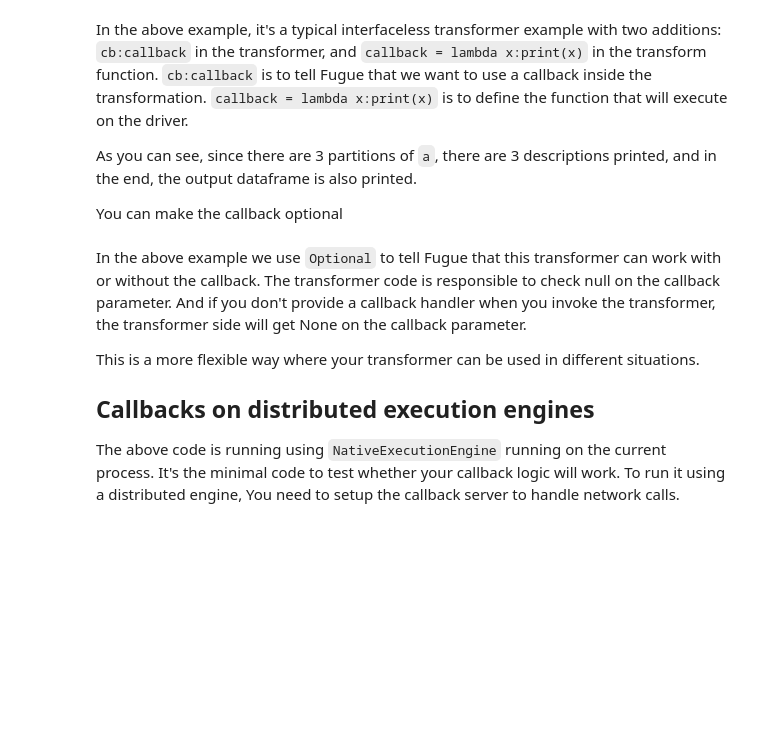
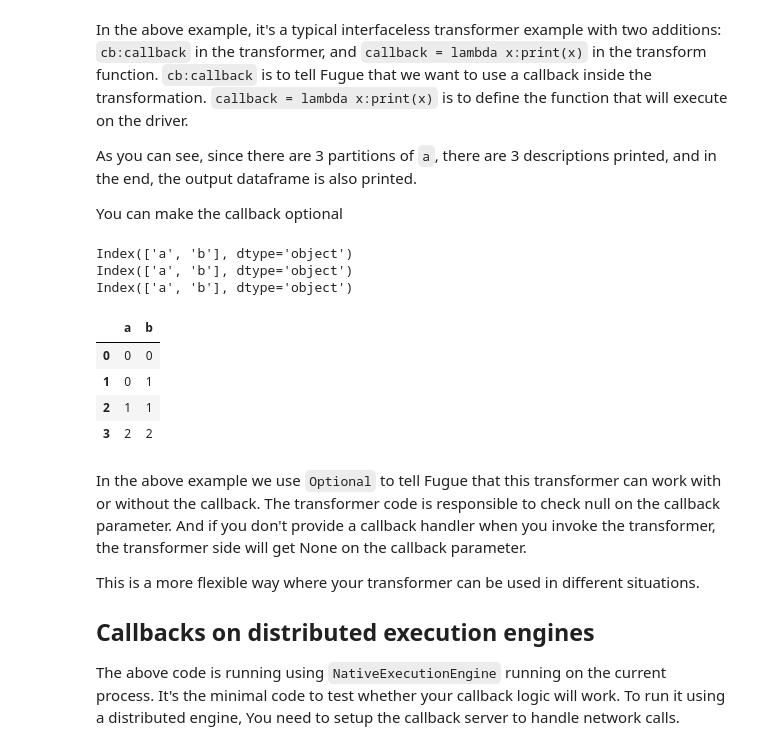
Before and after one commit to fugue-project/tutorials, a Jupyter notebook: tutorials/advanced/rpc.ipynb, the cells around one changed output. Drawn from its saved outputs; the diff is of its cells as text; code cells hidden in the pictures; blank space fills up the shorter version.

```diff
--- a/tutorials/advanced/rpc.ipynb
+++ b/tutorials/advanced/rpc.ipynb
@@ -36,23 +43,27 @@ You can make the callback optional
 # %%
 from typing import Optional, Callable, Any
 
-# schema: *
-def print_describe_and_return(df:pd.DataFrame, cb:Optional[Callable[[Any],None]]) -> pd.DataFrame:
+def print_columns_and_return(df:pd.DataFrame, cb:Optional[Callable[[Any],None]]) -> pd.DataFrame:
     if cb is not None:
-        cb(str(df.describe()))
+        cb(str(df.columns))
     return df
 
-dag = FugueWorkflow()
-df = dag.df([[0,0],[1,1],[0,1],[2,2]],"a:int,b:int")
-df.partition(by=["a"]).transform(print_describe_and_return, callback = lambda x:print(x)).show()
+df = pd.DataFrame([[0,0],[1,1],[0,1],[2,2]], columns=["a","b"])
 
-dag.run()
+# with callback
+fa.transform(df, print_columns_and_return, schema="*", partition={"by": "a"}, callback = lambda x:print(x))
 
-dag2 = FugueWorkflow()
-df = dag2.df([[0,0],[1,1],[0,1],[2,2]],"a:int,b:int")
-df.partition(by=["a"]).transform(print_describe_and_return).show()
-
-dag2.run()
+# no callback
+fa.transform(df, print_columns_and_return, schema="*", partition={"by": "a"})
+# %% [output]
+Index(['a', 'b'], dtype='object')
+Index(['a', 'b'], dtype='object')
+Index(['a', 'b'], dtype='object')
+|  | a | b |
+| 0 | 0 | 0 |
+| 1 | 0 | 1 |
+| 2 | 1 | 1 |
+| 3 | 2 | 2 |
 # %% [markdown]
 In the above example we use `Optional` to tell Fugue that this transformer can work with or without the callback. The transformer code is responsible to check null on the callback parameter. And if you don't provide a callback handler when you invoke the transformer, the transformer side will get None on the callback parameter.
 
```
Also changed, not shown: parts of 8 cells of this notebook, 2 other files.
